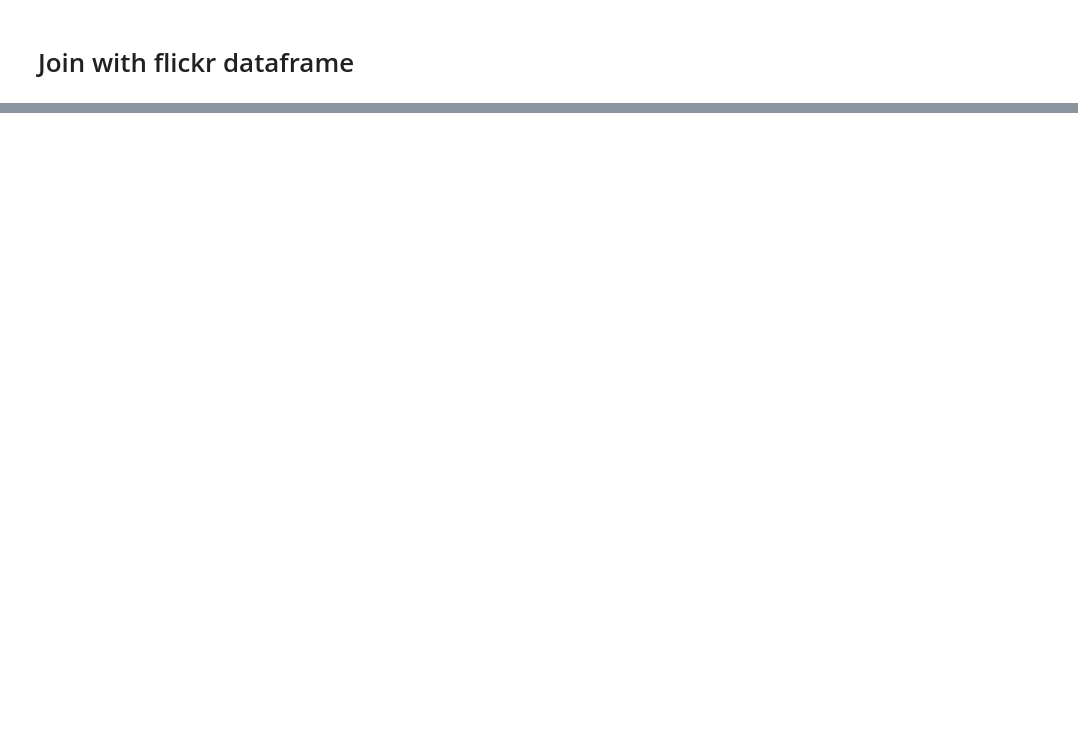
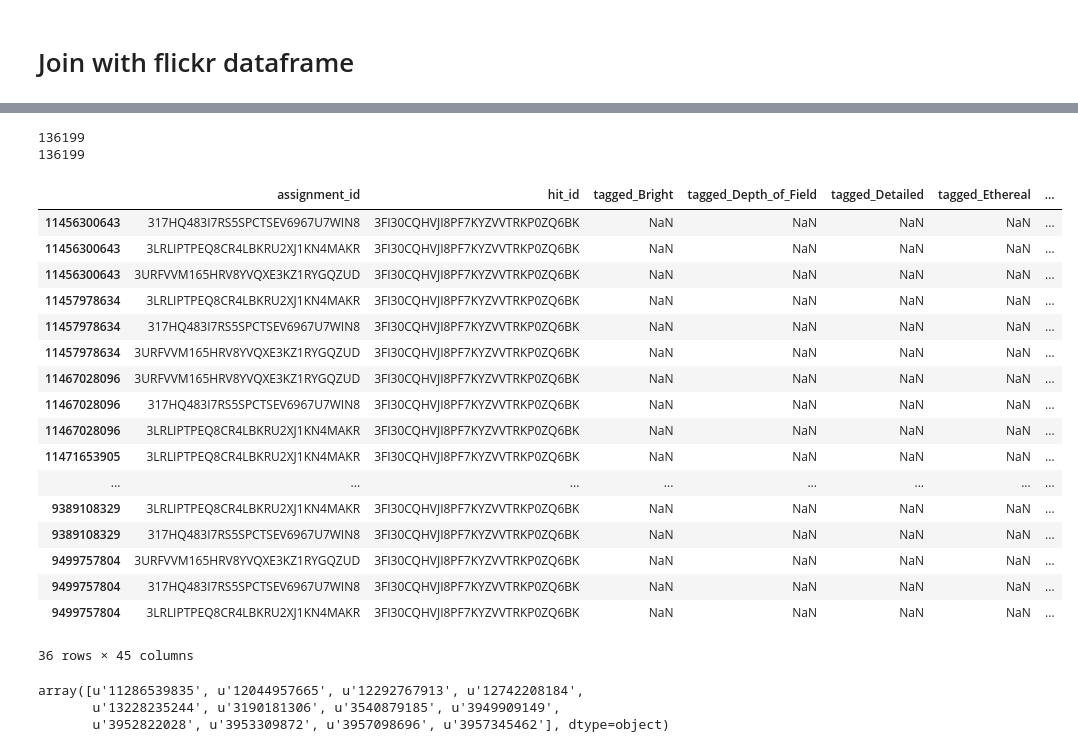
Before and after one commit to matttrent/vislab, a Jupyter notebook: notebooks/mturk_get_results.ipynb, the cells around one changed output, grey strips where cells are left out. Saved outputs shown, nothing was run; the diff lists cells and outputs as text; code cells hidden in the pictures; blank space fills up the shorter version.

```diff
--- a/notebooks/mturk_get_results.ipynb
+++ b/notebooks/mturk_get_results.ipynb
@@ -418,7 +414,7 @@ def test_spam( group ):
     # if both test images are false, reject the group
     # return the dataframe with all rows removed
     # (but still having same columns)
-    if not group.ix[idx1][tn] and not group.ix[idx2][tn]:
+    if not group.ix[ [idx1,idx2] ][tn].any():
         return group.drop( group.index )
 
     # otherwise, return as-is
@@ -594,0 +522,2 @@ len( result_df[ result_df['_split'] == 'test' ] )
+# %%
+hit = HITs[4405]
@@ -594,0 +548,39 @@ len( result_df[ result_df['_split'] == 'test' ] )
+# %%
+test_df = pd.merge( clean_df,
+                      flickr_df.ix[ pd.Series( clean_df.index ).drop_duplicates() ],
+                      left_index=True, right_index=True )
+# %%
+print len( test_df )
+print len( clean_df )
+# %% [output]
+136199
+136199
+# %%
+tdf2 = test_df[ test_df['hit_id'] == hit.HITId ]
+# %%
+tdf2
+# %% [output]
+|  | assignment_id | hit_id | tagged_Bright | tagged_Depth_of_Field | tagged_Detailed | tagged_Ethereal | ... |
+| 11456300643 | 317HQ483I7RS5SPCTSEV6967U7WIN8 | 3FI30CQHVJI8PF7KYZVVTRKP0ZQ6BK | NaN | NaN | NaN | NaN | ... |
+| 11456300643 | 3LRLIPTPEQ8CR4LBKRU2XJ1KN4MAKR | 3FI30CQHVJI8PF7KYZVVTRKP0ZQ6BK | NaN | NaN | NaN | NaN | ... |
+| 11456300643 | 3URFVVM165HRV8YVQXE3KZ1RYGQZUD | 3FI30CQHVJI8PF7KYZVVTRKP0ZQ6BK | NaN | NaN | NaN | NaN | ... |
+| 11457978634 | 3LRLIPTPEQ8CR4LBKRU2XJ1KN4MAKR | 3FI30CQHVJI8PF7KYZVVTRKP0ZQ6BK | NaN | NaN | NaN | NaN | ... |
+| 11457978634 | 317HQ483I7RS5SPCTSEV6967U7WIN8 | 3FI30CQHVJI8PF7KYZVVTRKP0ZQ6BK | NaN | NaN | NaN | NaN | ... |
+| 11457978634 | 3URFVVM165HRV8YVQXE3KZ1RYGQZUD | 3FI30CQHVJI8PF7KYZVVTRKP0ZQ6BK | NaN | NaN | NaN | NaN | ... |
+| 11467028096 | 3URFVVM165HRV8YVQXE3KZ1RYGQZUD | 3FI30CQHVJI8PF7KYZVVTRKP0ZQ6BK | NaN | NaN | NaN | NaN | ... |
+| 11467028096 | 317HQ483I7RS5SPCTSEV6967U7WIN8 | 3FI30CQHVJI8PF7KYZVVTRKP0ZQ6BK | NaN | NaN | NaN | NaN | ... |
+| 11467028096 | 3LRLIPTPEQ8CR4LBKRU2XJ1KN4MAKR | 3FI30CQHVJI8PF7KYZVVTRKP0ZQ6BK | NaN | NaN | NaN | NaN | ... |
+| 11471653905 | 3LRLIPTPEQ8CR4LBKRU2XJ1KN4MAKR | 3FI30CQHVJI8PF7KYZVVTRKP0ZQ6BK | NaN | NaN | NaN | NaN | ... |
+| ... | ... | ... | ... | ... | ... | ... | ... |
+| 9389108329 | 3LRLIPTPEQ8CR4LBKRU2XJ1KN4MAKR | 3FI30CQHVJI8PF7KYZVVTRKP0ZQ6BK | NaN | NaN | NaN | NaN | ... |
+| 9389108329 | 317HQ483I7RS5SPCTSEV6967U7WIN8 | 3FI30CQHVJI8PF7KYZVVTRKP0ZQ6BK | NaN | NaN | NaN | NaN | ... |
+| 9499757804 | 3URFVVM165HRV8YVQXE3KZ1RYGQZUD | 3FI30CQHVJI8PF7KYZVVTRKP0ZQ6BK | NaN | NaN | NaN | NaN | ... |
+| 9499757804 | 317HQ483I7RS5SPCTSEV6967U7WIN8 | 3FI30CQHVJI8PF7KYZVVTRKP0ZQ6BK | NaN | NaN | NaN | NaN | ... |
+| 9499757804 | 3LRLIPTPEQ8CR4LBKRU2XJ1KN4MAKR | 3FI30CQHVJI8PF7KYZVVTRKP0ZQ6BK | NaN | NaN | NaN | NaN | ... |
+36 rows × 45 columns
+# %%
+tdf2.index.unique()
+# %% [output]
+array([u'11286539835', u'12044957665', u'12292767913', u'12742208184',
+       u'13228235244', u'3190181306', u'3540879185', u'3949909149',
+       u'3952822028', u'3953309872', u'3957098696', u'3957345462'], dtype=object)
```
Also changed, not shown: parts of 50 cells of this notebook, 2 other files.
